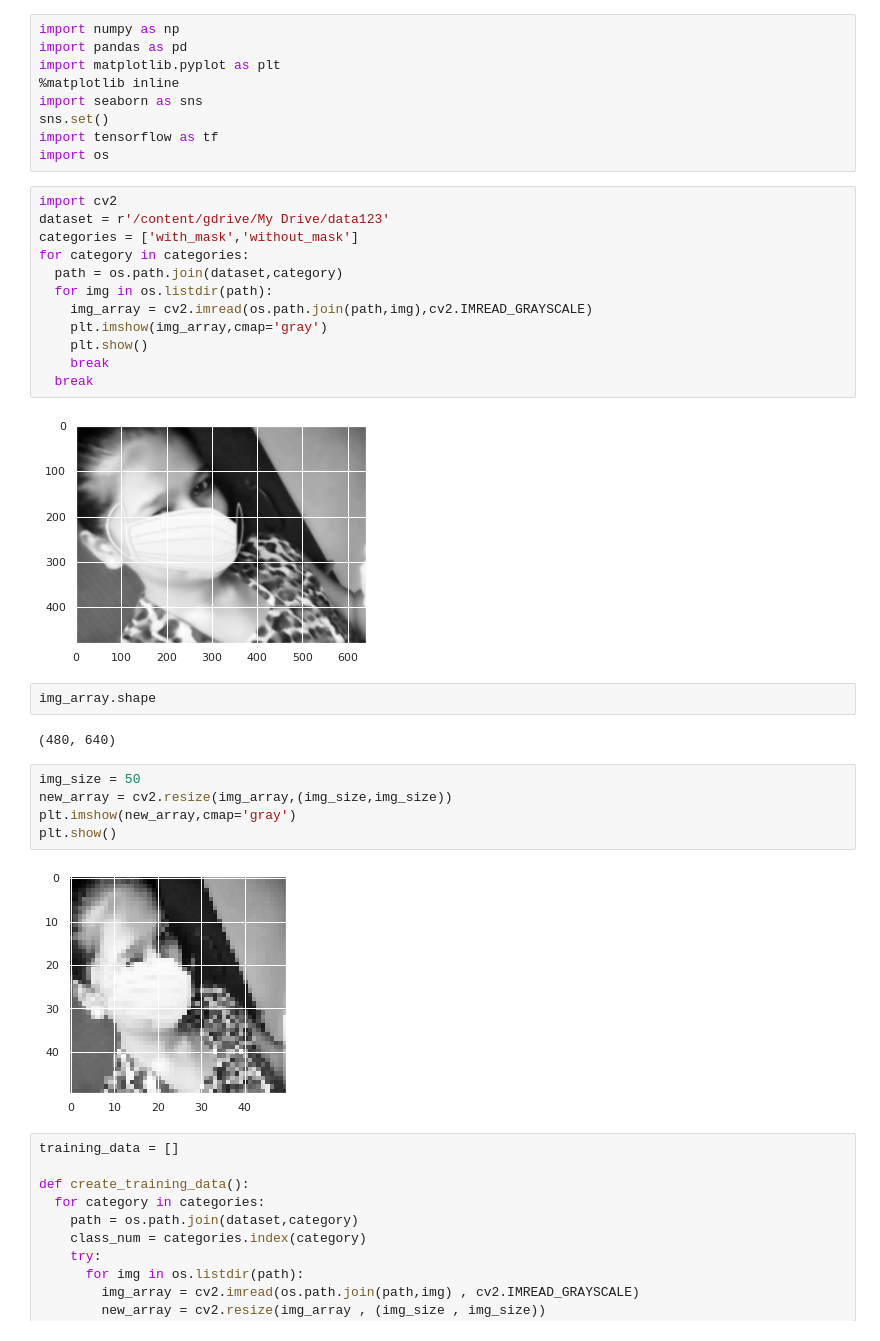
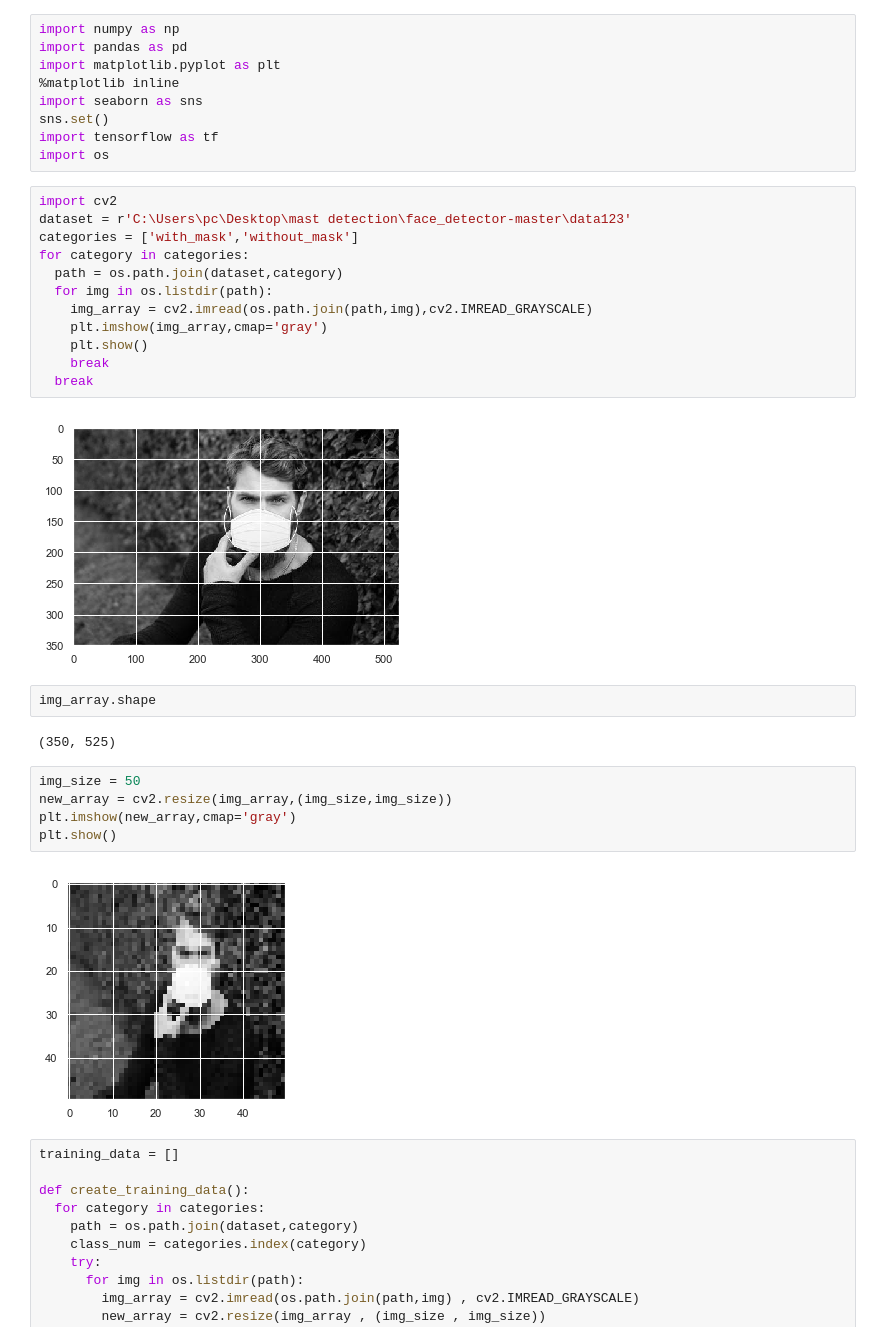
Before and after one commit to wackyalien/Mask-Detection, a Jupyter notebook: mask_detection.ipynb, the cells around one changed output. Saved outputs shown, nothing was run; the diff lists cells and outputs as text.

```diff
--- a/mask_detection.ipynb
+++ b/mask_detection.ipynb
@@ -14,29 +9,29 @@ import tensorflow as tf
 import os
 # %%
 import cv2
-dataset = r'/content/gdrive/My Drive/data123'
+dataset = r'C:\Users\pc\Desktop\mast detection\face_detector-master\data123'
 categories = ['with_mask','without_mask']
 for category in categories:
   path = os.path.join(dataset,category)
   for img in os.listdir(path):
     img_array = cv2.imread(os.path.join(path,img),cv2.IMREAD_GRAYSCALE)
     plt.imshow(img_array,cmap='gray')
     plt.show()
     break
   break
 # %% [output]
-[figure, old version]
+[figure, new version]
 # %%
 img_array.shape
 # %% [output]
-(480, 640)
+(350, 525)
 # %%
 img_size = 50
 new_array = cv2.resize(img_array,(img_size,img_size))
 plt.imshow(new_array,cmap='gray')
 plt.show()
 # %% [output]
-[figure, old version]
+[figure, new version]
 # %%
 training_data = []
 
```
Also changed, not shown: parts of 6 cells of this notebook.
